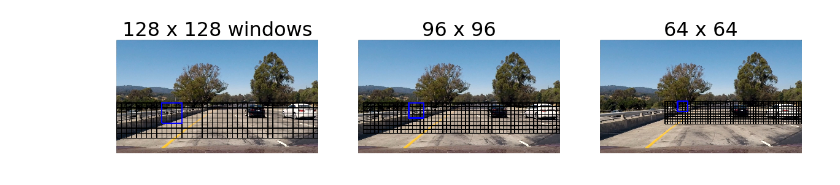
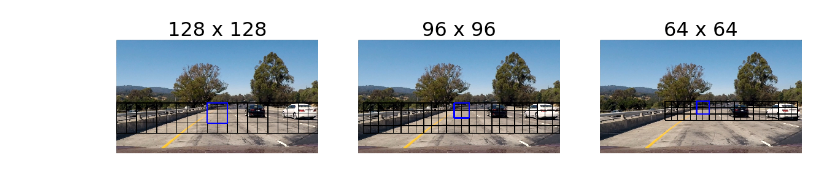
Before and after one commit to hecspc/CarND-Vehicle-Detection, a Jupyter notebook: Vehicle Detection.ipynb, the cells around one changed output. Drawn from its saved outputs; the diff is of its cells as text; code cells hidden in the pictures.

```diff
--- a/Vehicle Detection.ipynb
+++ b/Vehicle Detection.ipynb
@@ -580,44 +439,44 @@ sw_y_limits = [
 sw_window_size = [
     (128, 128),
     (96, 96),
-    (64, 64)
+    (80, 80)
 ]
 
 sw_overlap = [
-    (0.75, 0.75),
-    (0.75, 0.75),
-    (0.75, 0.75)
+    (0.5, 0.5),
+    (0.5, 0.5),
+    (0.5, 0.5)
 ]
 
 # create sliding windows
 windows = slide_window(image, x_start_stop=sw_x_limits[0], y_start_stop=sw_y_limits[0],
                     xy_window=sw_window_size[0], xy_overlap=sw_overlap[0])
 
 windows2 = slide_window(image, x_start_stop=sw_x_limits[1], y_start_stop=sw_y_limits[1],
                     xy_window=sw_window_size[1], xy_overlap=sw_overlap[1])
 
 windows3 = slide_window(image, x_start_stop=sw_x_limits[2], y_start_stop=sw_y_limits[2],
                     xy_window=sw_window_size[2], xy_overlap=sw_overlap[2])
 
 # show sliding windows
 sliding_windows = []
 sliding_windows.append (draw_boxes(np.copy(image), windows, color=(0, 0, 0), thick=4))
 sliding_windows.append (draw_boxes(np.copy(image), windows2, color=(0, 0, 0), thick=4))
 sliding_windows.append (draw_boxes(np.copy(image), windows3, color=(0, 0, 0), thick=4))
 
 # drawing one of sliding windows in blue
 sliding_windows [0] = draw_boxes (sliding_windows [0], [windows[9]], color=(0, 0, 255), thick=8)
 sliding_windows [1] = draw_boxes (sliding_windows [1], [windows2[12]], color=(0, 0, 255), thick=8)
 sliding_windows [2] = draw_boxes (sliding_windows [2], [windows3[5]], color=(0, 0, 255), thick=8)
 
 sw_titles = [
-    '128 x 128 windows',
+    '128 x 128',
     '96 x 96',
     '64 x 64'
 ]
 
 show_images (sliding_windows, (3, 1), fig_size=(20, 14), titles=sw_titles)
 # %% [output]
-[figure, old version]
+[figure, new version]
 # %%
 def get_hot_boxes (image):
```
Also changed, not shown: parts of 11 cells of this notebook, 13 other files.
